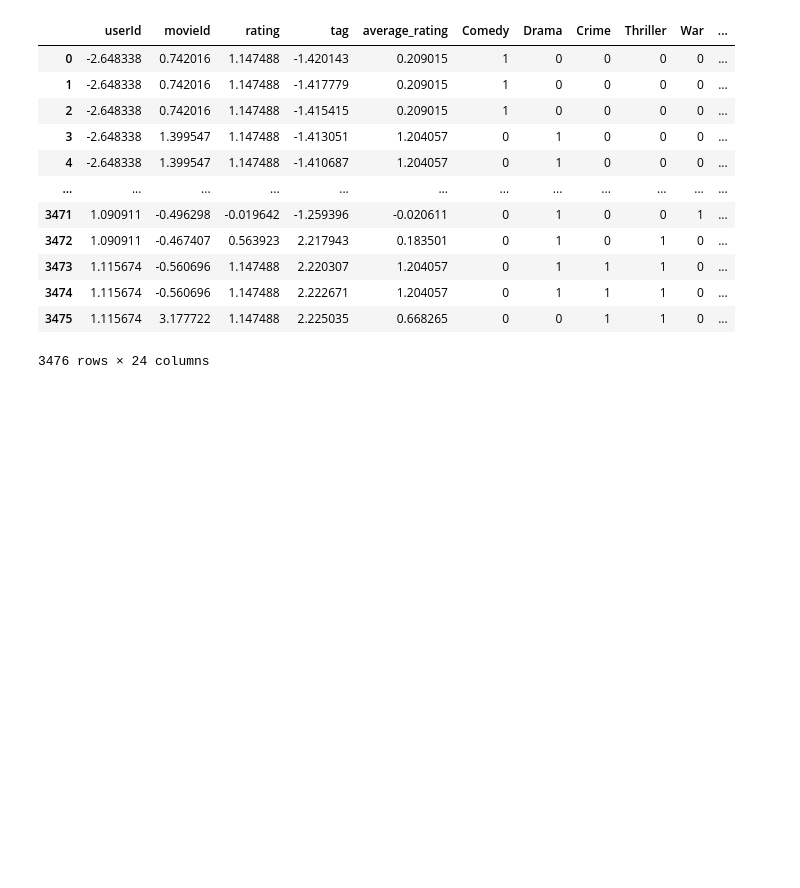
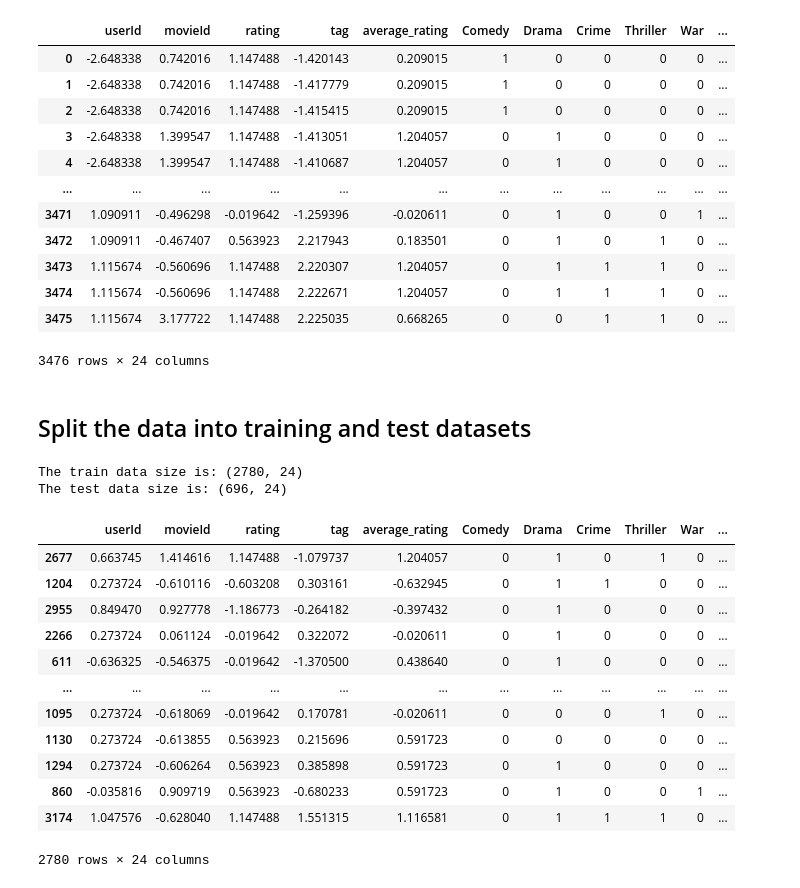
Before and after one commit to markopolo139/DataMiningAssignment2, a Jupyter notebook: data_analysis.ipynb, the cells around one changed output. Drawn from its saved outputs; the diff is of its cells as text; code cells hidden in the pictures; blank space fills up the shorter version.

Commit message:
Splitting the dataframe into train and test datasets

```diff
--- a/data_analysis.ipynb
+++ b/data_analysis.ipynb
@@ -168,7 +168,7 @@ By applying StandardScaler
 # %%
 standarize_data = copy.deepcopy(new_merged_data)
 scaler = StandardScaler()
-columns_to_standardize = ['userId', 'movieId', 'rating', 'average_rating', 'tag', ]
+columns_to_standardize = ['userId', 'movieId', 'rating', 'average_rating', 'tag']
 standarize_data[columns_to_standardize] = scaler.fit_transform(standarize_data[columns_to_standardize])
 standarize_data
 # %% [output]
@@ -185,3 +185,29 @@ standarize_data
 | 3474 | 1.115674 | -0.560696 | 1.147488 | 2.222671 | 1.204057 | 0 | 1 | 1 | 1 | 0 | ... |
 | 3475 | 1.115674 | 3.177722 | 1.147488 | 2.225035 | 0.668265 | 0 | 0 | 1 | 1 | 0 | ... |
 3476 rows × 24 columns
+# %% [markdown]
+## Split the data into training and test datasets
+# %%
+new_merged_data_train, new_merged_data_test = train_test_split(standarize_data, test_size=0.2, random_state=42)
+# %%
+print("The train data size is:", new_merged_data_train.shape)
+print("The test data size is:", new_merged_data_test.shape)
+# %% [output]
+The train data size is: (2780, 24)
+The test data size is: (696, 24)
+# %%
+new_merged_data_train
+# %% [output]
+|  | userId | movieId | rating | tag | average_rating | Comedy | Drama | Crime | Thriller | War | ... |
+| 2677 | 0.663745 | 1.414616 | 1.147488 | -1.079737 | 1.204057 | 0 | 1 | 0 | 1 | 0 | ... |
+| 1204 | 0.273724 | -0.610116 | -0.603208 | 0.303161 | -0.632945 | 0 | 1 | 1 | 0 | 0 | ... |
+| 2955 | 0.849470 | 0.927778 | -1.186773 | -0.264182 | -0.397432 | 0 | 1 | 0 | 0 | 0 | ... |
+| 2266 | 0.273724 | 0.061124 | -0.019642 | 0.322072 | -0.020611 | 0 | 1 | 0 | 0 | 0 | ... |
+| 611 | -0.636325 | -0.546375 | -0.019642 | -1.370500 | 0.438640 | 0 | 1 | 0 | 0 | 0 | ... |
+| ... | ... | ... | ... | ... | ... | ... | ... | ... | ... | ... | ... |
+| 1095 | 0.273724 | -0.618069 | -0.019642 | 0.170781 | -0.020611 | 0 | 0 | 0 | 1 | 0 | ... |
+| 1130 | 0.273724 | -0.613855 | 0.563923 | 0.215696 | 0.591723 | 0 | 0 | 0 | 0 | 0 | ... |
+| 1294 | 0.273724 | -0.606264 | 0.563923 | 0.385898 | 0.591723 | 0 | 1 | 0 | 0 | 0 | ... |
+| 860 | -0.035816 | 0.909719 | 0.563923 | -0.680233 | 0.591723 | 0 | 1 | 0 | 0 | 1 | ... |
+| 3174 | 1.047576 | -0.628040 | 1.147488 | 1.551315 | 1.116581 | 0 | 1 | 1 | 1 | 0 | ... |
+2780 rows × 24 columns
```
Also changed, not shown: parts of 2 cells of this notebook.
